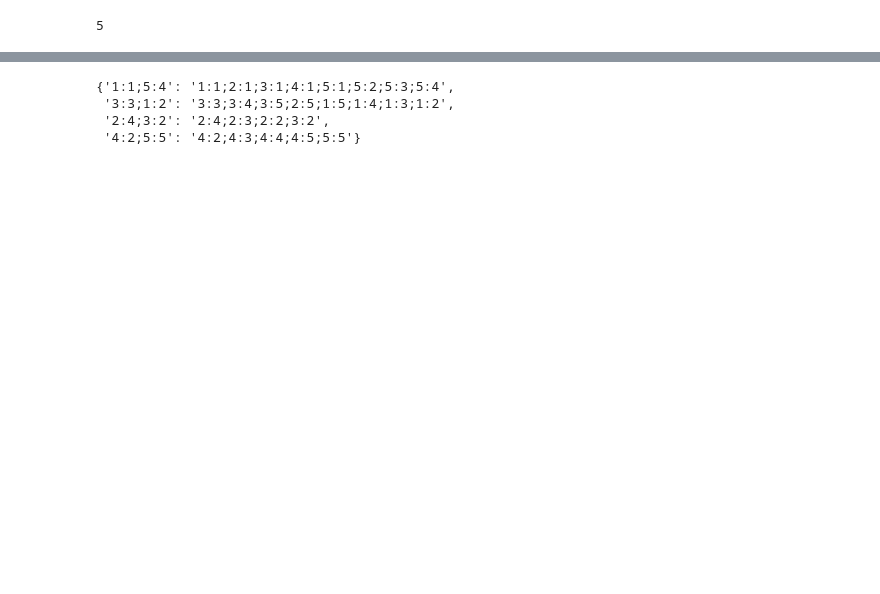
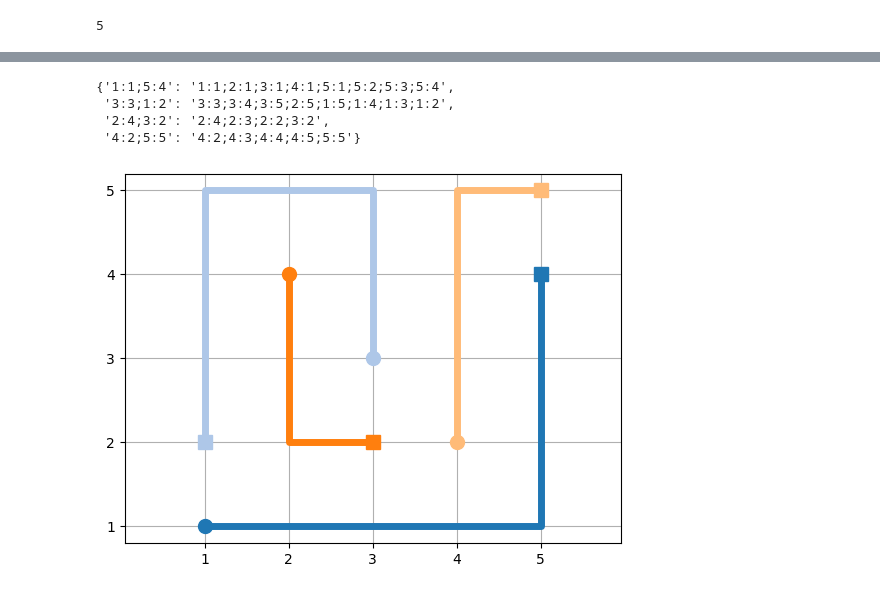
Before and after one commit to shaswot/pathfinder, a Jupyter notebook: notebooks/data-augmenter.ipynb, the cells around one changed output, grey strips where cells are left out. Drawn from its saved outputs; the diff is of its cells as text; code cells hidden in the pictures; blank space fills up the shorter version.

Commit message:
added data augmentation routine + visualization

```diff
--- a/notebooks/data-augmenter.ipynb
+++ b/notebooks/data-augmenter.ipynb
@@ -29,7 +38,7 @@ with open(file) as f:
 # %%
 set0 = lines[0]
 # %%
-size = set0[0]
+size = set0.split(';')[0]
 print(size)
 # %% [output]
 5
@@ -55,12 +90,17 @@ set0_dict = dict(zip(subproblem_keys, subsolutions_entries))
 # %%
-def set_check(probl_soln_set_dict: dict):
-    """Check if the solution matches the problem"""
-    for key, value in
-    return
-
-set0_dict
+def check_match(dictionary):
+    """Check if the start and end points of the problem matches with the solution"""
+    for key, value in dictionary.items():
+        key_parts = key.split(';')
+        value_parts = value.split(';')
+        # Check if the first and last parts match between key and entry
+        if key_parts[0] != value_parts[0] or key_parts[-1] != value_parts[-1]:
+            return False
+    return True
-# %% [output]
-{'1:1;5:4': '1:1;2:1;3:1;4:1;5:1;5:2;5:3;5:4',
- '3:3;1:2': '3:3;3:4;3:5;2:5;1:5;1:4;1:3;1:2',
- '2:4;3:2': '2:4;2:3;2:2;3:2',
- '4:2;5:5': '4:2;4:3;4:4;4:5;5:5'}
+# %%
+set0_dict
+# %% [output]
+{'1:1;5:4': '1:1;2:1;3:1;4:1;5:1;5:2;5:3;5:4',
+ '3:3;1:2': '3:3;3:4;3:5;2:5;1:5;1:4;1:3;1:2',
+ '2:4;3:2': '2:4;2:3;2:2;3:2',
+ '4:2;5:5': '4:2;4:3;4:4;4:5;5:5'}
@@ -66,0 +114,43 @@ set0_dict
+# %%
+# Visualize the problem-solution set
+def visualize_freeflow(dictionary):
+
+    # Get the size of the problem
+    size = get_problem_size(dictionary)
+
+    # Define colors
+    colors = [cm.to_hex(plt.cm.tab20(i)) for i in range(20)]
+    # colors = ['r', 'k', 'y', 'g', 'b', 'm', 'c',]
+    fig, ax = plt.subplots()
+    ax.set_xticks(range(1,size+1,1),range(1,size+1,1))
+    ax.set_yticks(range(1,size+1,1),range(1,size+1,1))
+
+    # print start-end points
+    for i,endpointpairs in enumerate(dictionary.keys()):
+        endpoint_coordinates = endpointpairs.split(';')
+        x_coordinates, y_coordinates = zip(*(map(int, coord.split(':')) for coord in endpoint_coordinates))
+
+        # Plot the start point
+        ax.plot(x_coordinates[0], y_coordinates[0], marker='o', markersize=10, color = colors[i % len(colors)])
+        # Plot the end point
+        ax.plot(x_coordinates[-1], y_coordinates[-1], marker='s',  markersize=10, color = colors[i % len(colors)])
+
+    # print paths
+    for i, solution_path in enumerate(dictionary.values()):
+        path_coordinates = solution_path.split(';')
+
+        # Extract x and y coordinates from the string
+        x_coordinates, y_coordinates = zip(*(map(int, coord.split(':')) for coord in path_coordinates))
+
+        # Plot the line
+        ax.plot(x_coordinates, y_coordinates, linestyle='-', linewidth=5, color = colors[i % len(colors)])
+
+
+    # Display the plot
+    ax.set_aspect('equal', adjustable='datalim')
+    plt.grid(visible=True)
+    plt.show()
+# %%
+visualize_freeflow(set0_dict)
+# %% [output]
+[figure, added]
```
Also changed, not shown: parts of 24 cells of this notebook, 11 other files.
